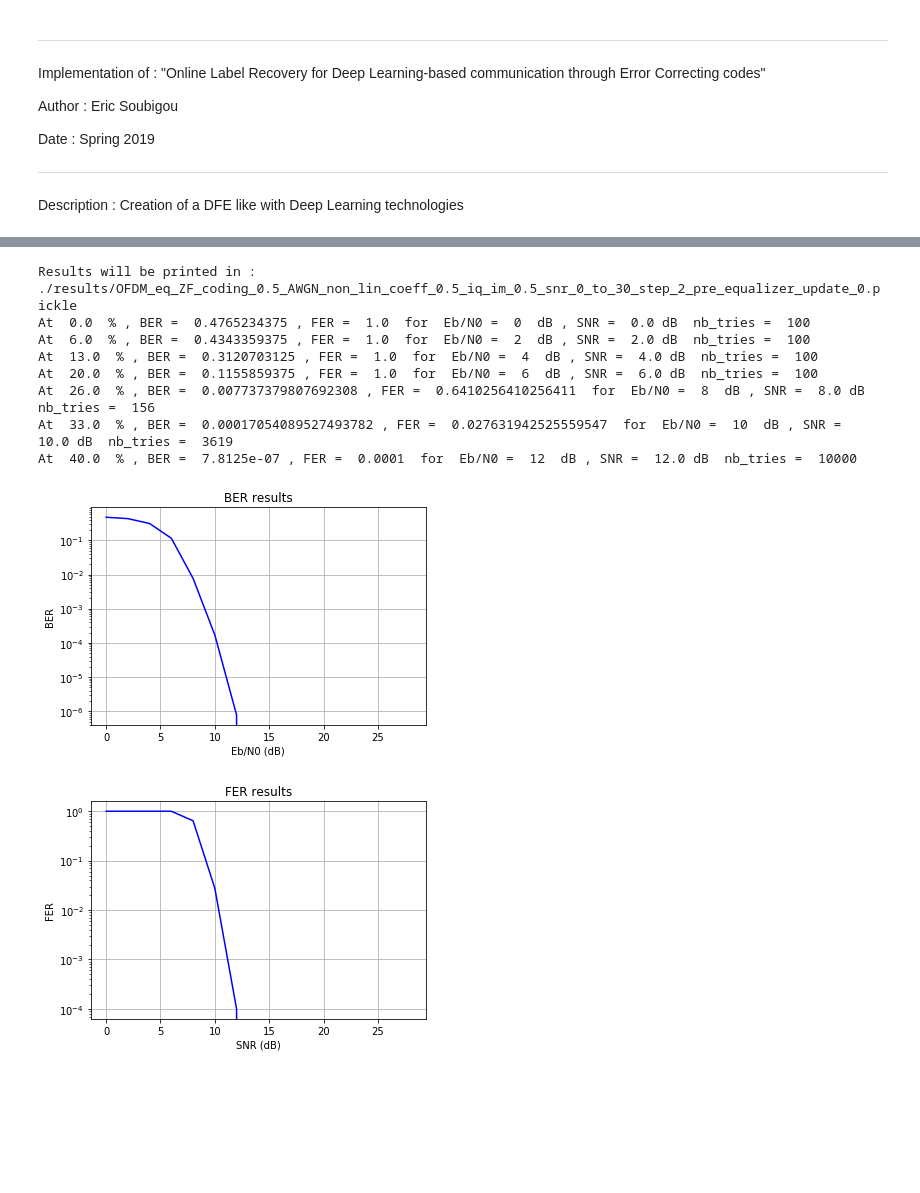
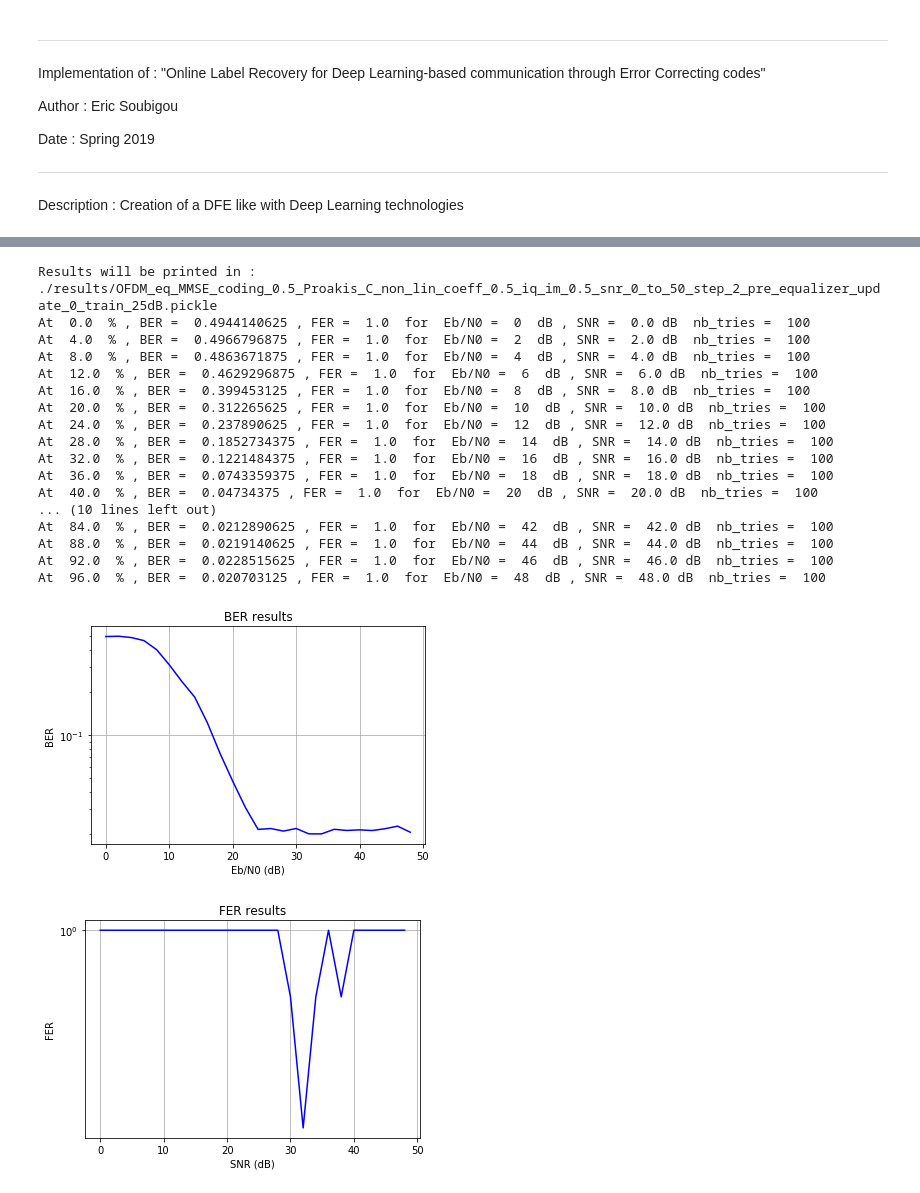
Before and after one commit to EricSoubigou/Deep-Net-Pre-Equalizer, a Jupyter notebook: online_label_recovery.ipynb, the cells around one changed output, grey strips where cells are left out. Cells and saved outputs as stored; diff of their text form; code cells hidden in the pictures; blank space fills up the shorter version.

Commit message:
Update of the notebook an figure ploting

```diff
--- a/online_label_recovery.ipynb
+++ b/online_label_recovery.ipynb
@@ -207,7 +222,13 @@ Performances of the training saved at ./models/pre_eq_model_proakis_C_training_p
 from MonteCarlo import *
 
 # Model loading
-model_path = "./models/pre_eq_model.pth"
+model_path = "./models/pre_eq_model_proakis_C_25dB.pth"
+#"./models/pre_eq_model_proakis_C_40dB.pth"
+#"./models/pre_eq_model_proakis_C_30dB.pth"
+#"./models/pre_eq_model_proakis_C_20dB.pth"
+#"./models/pre_eq_model_proakis_C_15dB.pth"
+#"./models/pre_eq_model_proakis_C.pth"
+#"./models/pre_eq_model.pth"
 
 simulation_param_dict = {
     "m_c_parameters": {
@@ -215,43 +236,52 @@ simulation_param_dict = {
         "targeted_fer": 1e-2,
         "step_db": 2,
         "min_eb_n0": 0,
-        "max_eb_n0": 30,
+        "max_eb_n0": 50,
     },
     "channel_parameters": {
         "channel_type": "Proakis_C",
         "non_lin_coeff": 0.5,
         "iq_imbalance": 0.5,
         "channel_taps": np.array([1, 2, 3, 2, 1]),
     },
     "frame_length": 256,
     "modulation": {
         "modulation_order": 4,
         "nb_carriers": 64,
         "cp_length": 8,
         "off_carrier": 0,
     },
-    "equalizer": "ZF",
+    "equalizer": "MMSE",
     "channel_coding": {
         "mem_size": np.array([2]),
         "g_matrix": np.array([[0o5, 0o7]]),
         "rho": 1 / 2,  #  Coding rate
     },
     "pre_equalizer": {
         "model_path": model_path,
         "feed_back_freq": 0,
     }
 }
 
 # Launch the simulation
-monte_carlo_simulation(simulation_param_dict, "test")
+monte_carlo_simulation(simulation_param_dict, "train_25dB")
 # %% [output]
-Results will be printed in :  ./results/OFDM_eq_ZF_coding_0.5_AWGN_non_lin_coeff_0.5_iq_im_0.5_snr_0_to_30_step_2_pre_equalizer_update_0.pickle
-At  0.0  % , BER =  0.4765234375 , FER =  1.0  for  Eb/N0 =  0  dB , SNR =  0.0 dB  nb_tries =  100
-At  6.0  % , BER =  0.4343359375 , FER =  1.0  for  Eb/N0 =  2  dB , SNR =  2.0 dB  nb_tries =  100
-At  13.0  % , BER =  0.3120703125 , FER =  1.0  for  Eb/N0 =  4  dB , SNR =  4.0 dB  nb_tries =  100
-At  20.0  % , BER =  0.1155859375 , FER =  1.0  for  Eb/N0 =  6  dB , SNR =  6.0 dB  nb_tries =  100
-At  26.0  % , BER =  0.007737379807692308 , FER =  0.6410256410256411  for  Eb/N0 =  8  dB , SNR =  8.0 dB  nb_tries =  156
-At  33.0  % , BER =  0.00017054089527493782 , FER =  0.027631942525559547  for  Eb/N0 =  10  dB , SNR =  10.0 dB  nb_tries =  3619
-At  40.0  % , BER =  7.8125e-07 , FER =  0.0001  for  Eb/N0 =  12  dB , SNR =  12.0 dB  nb_tries =  10000
+Results will be printed in :  ./results/OFDM_eq_MMSE_coding_0.5_Proakis_C_non_lin_coeff_0.5_iq_im_0.5_snr_0_to_50_step_2_pre_equalizer_update_0_train_25dB.pickle
+At  0.0  % , BER =  0.4944140625 , FER =  1.0  for  Eb/N0 =  0  dB , SNR =  0.0 dB  nb_tries =  100
+At  4.0  % , BER =  0.4966796875 , FER =  1.0  for  Eb/N0 =  2  dB , SNR =  2.0 dB  nb_tries =  100
+At  8.0  % , BER =  0.4863671875 , FER =  1.0  for  Eb/N0 =  4  dB , SNR =  4.0 dB  nb_tries =  100
+At  12.0  % , BER =  0.4629296875 , FER =  1.0  for  Eb/N0 =  6  dB , SNR =  6.0 dB  nb_tries =  100
+At  16.0  % , BER =  0.399453125 , FER =  1.0  for  Eb/N0 =  8  dB , SNR =  8.0 dB  nb_tries =  100
+At  20.0  % , BER =  0.312265625 , FER =  1.0  for  Eb/N0 =  10  dB , SNR =  10.0 dB  nb_tries =  100
+At  24.0  % , BER =  0.237890625 , FER =  1.0  for  Eb/N0 =  12  dB , SNR =  12.0 dB  nb_tries =  100
+At  28.0  % , BER =  0.1852734375 , FER =  1.0  for  Eb/N0 =  14  dB , SNR =  14.0 dB  nb_tries =  100
+At  32.0  % , BER =  0.1221484375 , FER =  1.0  for  Eb/N0 =  16  dB , SNR =  16.0 dB  nb_tries =  100
+At  36.0  % , BER =  0.0743359375 , FER =  1.0  for  Eb/N0 =  18  dB , SNR =  18.0 dB  nb_tries =  100
+At  40.0  % , BER =  0.04734375 , FER =  1.0  for  Eb/N0 =  20  dB , SNR =  20.0 dB  nb_tries =  100
+... (10 lines left out)
+At  84.0  % , BER =  0.0212890625 , FER =  1.0  for  Eb/N0 =  42  dB , SNR =  42.0 dB  nb_tries =  100
+At  88.0  % , BER =  0.0219140625 , FER =  1.0  for  Eb/N0 =  44  dB , SNR =  44.0 dB  nb_tries =  100
+At  92.0  % , BER =  0.0228515625 , FER =  1.0  for  Eb/N0 =  46  dB , SNR =  46.0 dB  nb_tries =  100
+At  96.0  % , BER =  0.020703125 , FER =  1.0  for  Eb/N0 =  48  dB , SNR =  48.0 dB  nb_tries =  100
-[figure, old version]
+[figure, new version]
-[figure, old version]
+[figure, new version]
```
Also changed, not shown: parts of 7 cells of this notebook, 1 other file.
